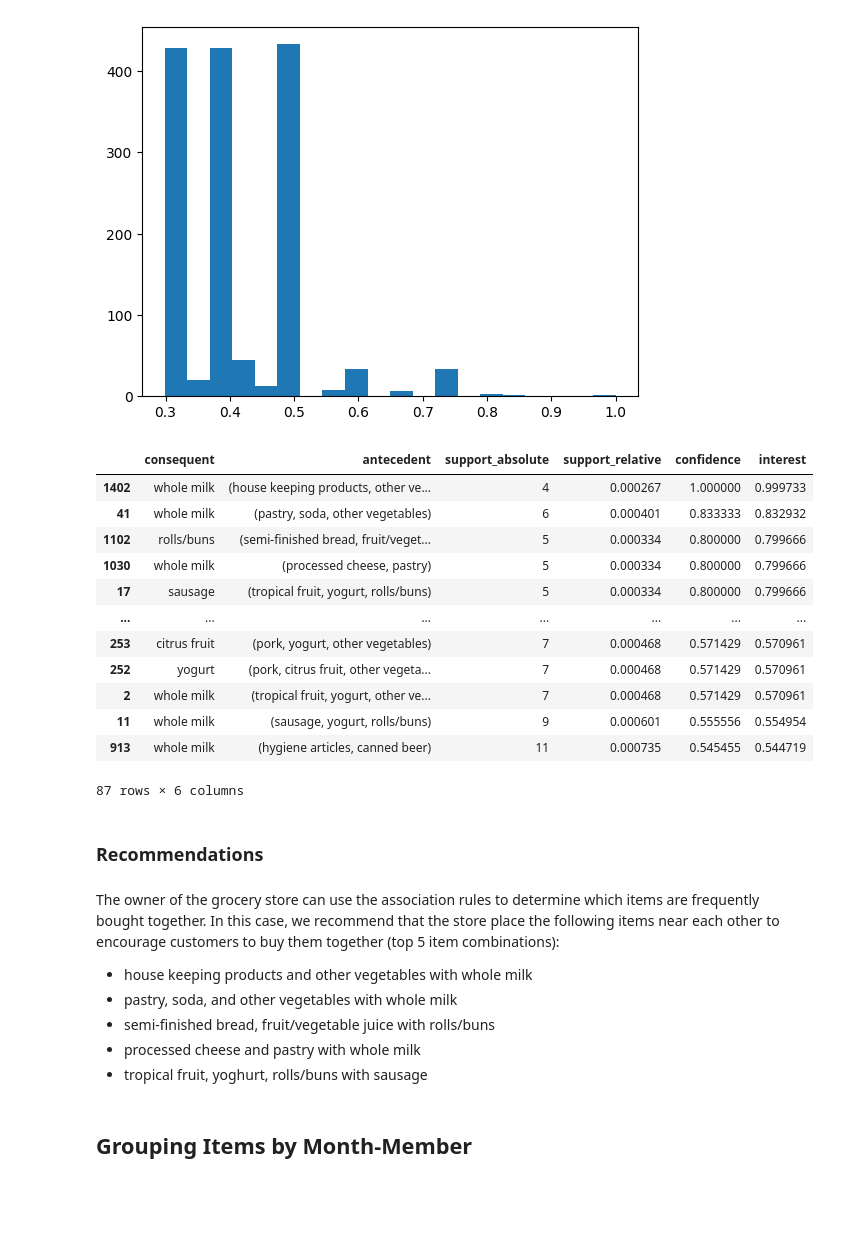
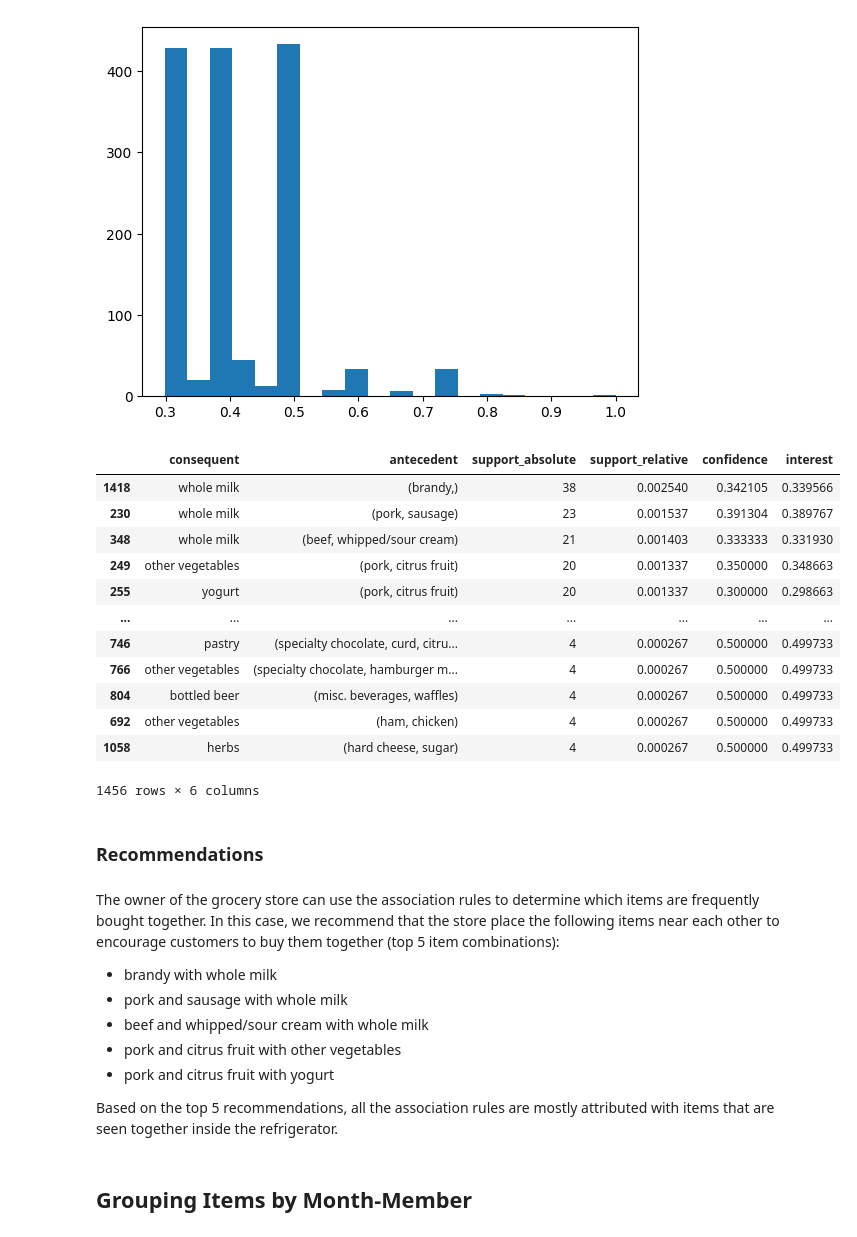
Before and after one commit to KyleCarlo/AssocRuleLearning, a Jupyter notebook: groceries-nb.ipynb, the cells around one changed output. Saved outputs shown, nothing was run; the diff lists cells and outputs as text; code cells hidden in the pictures; blank space fills up the shorter version.

Commit message:
Updated interest threshold

```diff
--- a/groceries-nb.ipynb
+++ b/groceries-nb.ipynb
@@ -324,32 +324,36 @@ plt.hist(df_result['interest'], bins=20)
  <BarContainer object of 20 artists>)
 [figure]
 # %%
-threshold = 0.5
+threshold = 0.2
 df_interesting = df_result[df_result['interest'] > threshold]
+
+df_interesting = df_result.sort_values(['support_relative','interest'], ascending=False)
 df_interesting
 # %% [output]
 |  | consequent | antecedent | support_absolute | support_relative | confidence | interest |
-| 1402 | whole milk | (house keeping products, other ve... | 4 | 0.000267 | 1.000000 | 0.999733 |
-| 41 | whole milk | (pastry, soda, other vegetables) | 6 | 0.000401 | 0.833333 | 0.832932 |
-| 1102 | rolls/buns | (semi-finished bread, fruit/veget... | 5 | 0.000334 | 0.800000 | 0.799666 |
-| 1030 | whole milk | (processed cheese, pastry) | 5 | 0.000334 | 0.800000 | 0.799666 |
-| 17 | sausage | (tropical fruit, yogurt, rolls/buns) | 5 | 0.000334 | 0.800000 | 0.799666 |
+| 1418 | whole milk | (brandy,) | 38 | 0.002540 | 0.342105 | 0.339566 |
+| 230 | whole milk | (pork, sausage) | 23 | 0.001537 | 0.391304 | 0.389767 |
+| 348 | whole milk | (beef, whipped/sour cream) | 21 | 0.001403 | 0.333333 | 0.331930 |
+| 249 | other vegetables | (pork, citrus fruit) | 20 | 0.001337 | 0.350000 | 0.348663 |
+| 255 | yogurt | (pork, citrus fruit) | 20 | 0.001337 | 0.300000 | 0.298663 |
 | ... | ... | ... | ... | ... | ... | ... |
-| 253 | citrus fruit | (pork, yogurt, other vegetables) | 7 | 0.000468 | 0.571429 | 0.570961 |
-| 252 | yogurt | (pork, citrus fruit, other vegeta... | 7 | 0.000468 | 0.571429 | 0.570961 |
-| 2 | whole milk | (tropical fruit, yogurt, other ve... | 7 | 0.000468 | 0.571429 | 0.570961 |
-| 11 | whole milk | (sausage, yogurt, rolls/buns) | 9 | 0.000601 | 0.555556 | 0.554954 |
-| 913 | whole milk | (hygiene articles, canned beer) | 11 | 0.000735 | 0.545455 | 0.544719 |
+| 746 | pastry | (specialty chocolate, curd, citru... | 4 | 0.000267 | 0.500000 | 0.499733 |
+| 766 | other vegetables | (specialty chocolate, hamburger m... | 4 | 0.000267 | 0.500000 | 0.499733 |
+| 804 | bottled beer | (misc. beverages, waffles) | 4 | 0.000267 | 0.500000 | 0.499733 |
+| 692 | other vegetables | (ham, chicken) | 4 | 0.000267 | 0.500000 | 0.499733 |
+| 1058 | herbs | (hard cheese, sugar) | 4 | 0.000267 | 0.500000 | 0.499733 |
-87 rows × 6 columns
+1456 rows × 6 columns
 # %% [markdown]
 ### Recommendations
 # %% [markdown]
 The owner of the grocery store can use the association rules to determine which items are frequently bought together. In this case, we recommend that the store place the following items near each other to encourage customers to buy them together (top 5 item combinations):
-- house keeping products and other vegetables with whole milk
-- pastry, soda, and other vegetables with whole milk
-- semi-finished bread, fruit/vegetable juice with rolls/buns
-- processed cheese and pastry with whole milk
-- tropical fruit, yoghurt, rolls/buns with sausage
+- brandy with whole milk
+- pork and sausage with whole milk
+- beef and whipped/sour cream with whole milk
+- pork and citrus fruit with other vegetables
+- pork and citrus fruit with yogurt
+
+Based on the top 5 recommendations, all the association rules are mostly attributed with items that are seen together inside the refrigerator.
 # %% [markdown]
 ## Grouping Items by Month-Member
 # %% [markdown]
```
Also changed, not shown: parts of 24 cells of this notebook.
